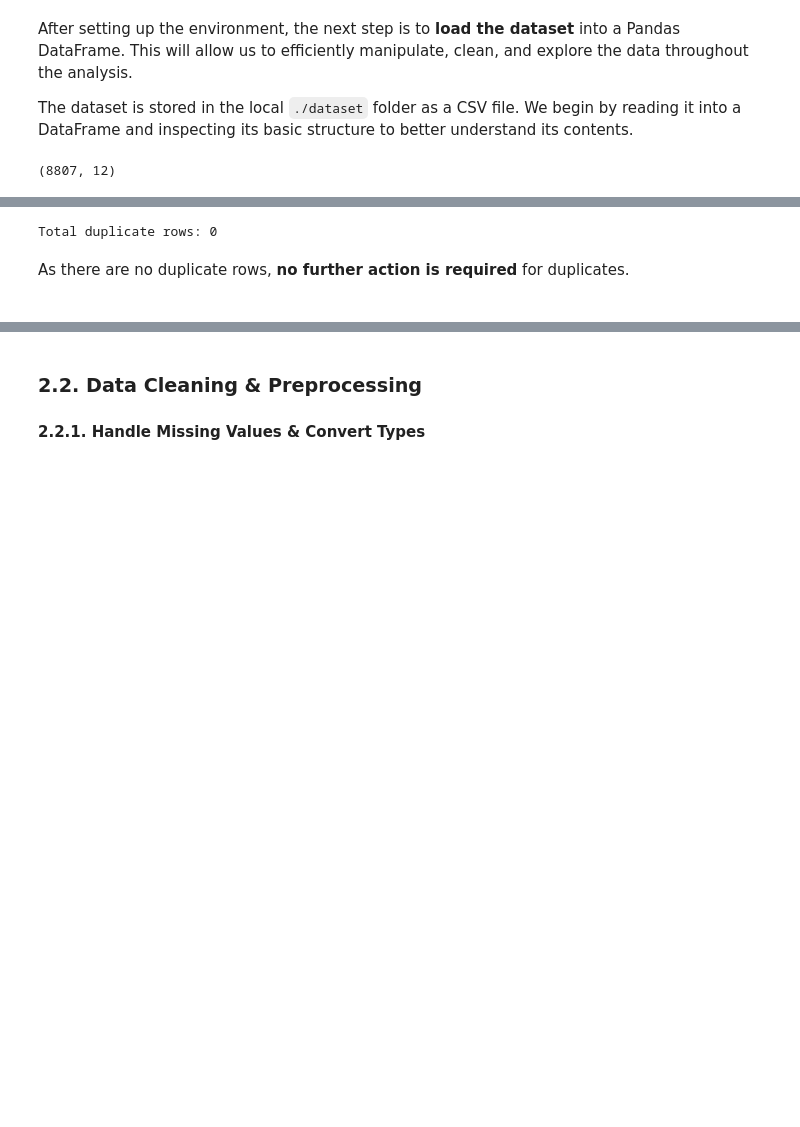
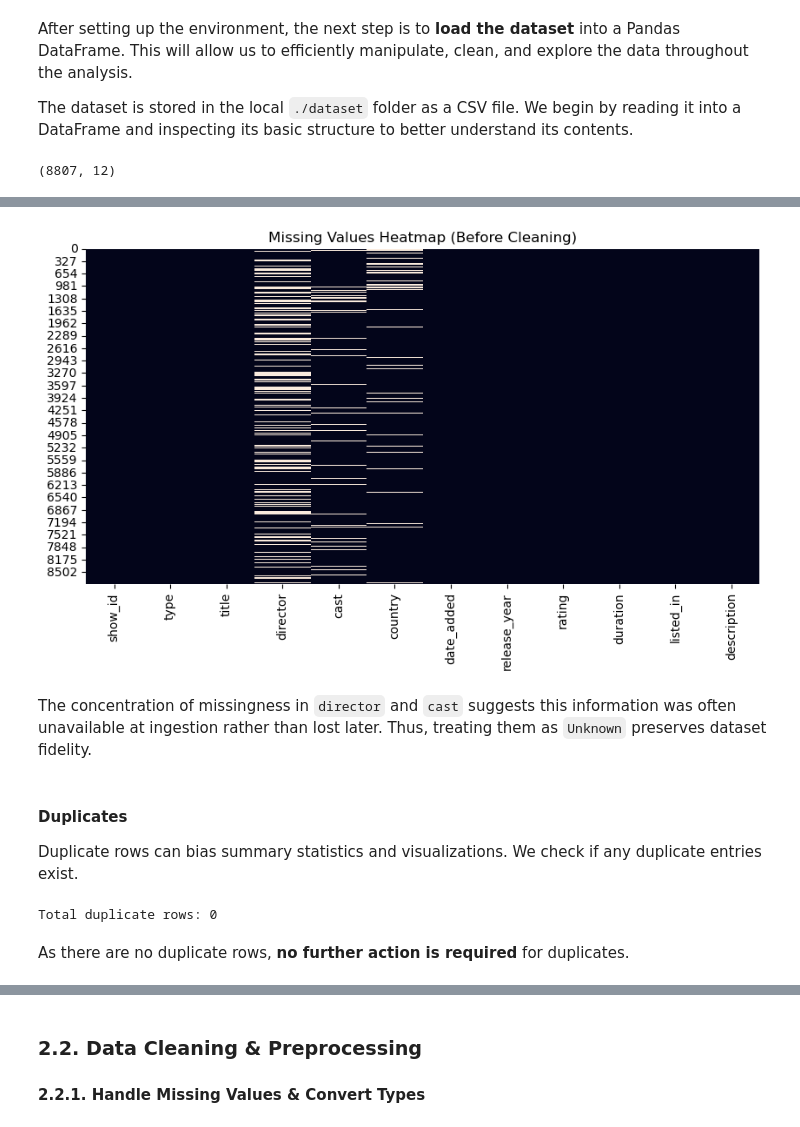
Before and after one commit to TomasrRodrigues/Netflix-Exploratory-Data-Analysis, a Jupyter notebook: NetflixEDA.ipynb, the cells around one changed output, grey strips where cells are left out. Saved outputs shown, nothing was run; the diff lists cells and outputs as text; code cells hidden in the pictures; blank space fills up the shorter version.

```diff
--- a/NetflixEDA.ipynb
+++ b/NetflixEDA.ipynb
@@ -137,3 +151,17 @@ The other columns have a relatively low percentage of missing data, and we will
+# %%
+plt.figure(figsize=(10,5))
+sns.heatmap(df.isna(), cbar=False)
+plt.title("Missing Values Heatmap (Before Cleaning)")
+plt.show()
+# %% [output]
+[figure, added]
+# %% [markdown]
+The concentration of missingness in `director` and `cast` suggests this information was often unavailable at ingestion rather than lost later. Thus, treating them as `Unknown` preserves dataset fidelity.
+# %% [markdown]
+#####
+#### Duplicates
+
+Duplicate rows can bias summary statistics and visualizations. We check if any duplicate entries exist.
 # %%
 duplicate_count = df.duplicated().sum()
 print(f"Total duplicate rows: {duplicate_count}")
@@ -141,5 +169,3 @@ print(f"Total duplicate rows: {duplicate_count}")
 Total duplicate rows: 0
 # %% [markdown]
 As there are no duplicate rows, **no further action is required** for duplicates.
-
-######
```
Also changed, not shown: parts of 34 cells of this notebook.
